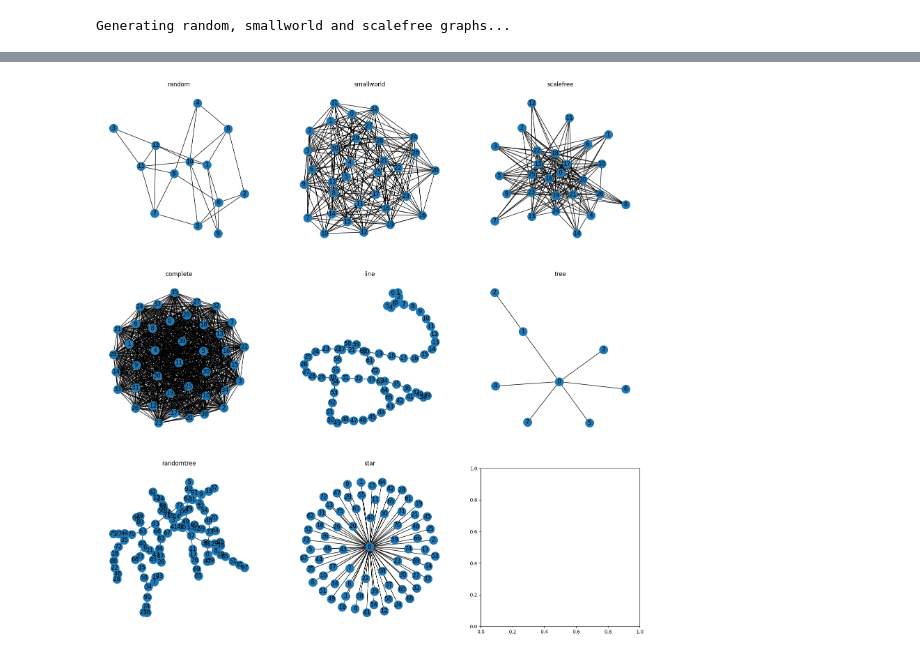
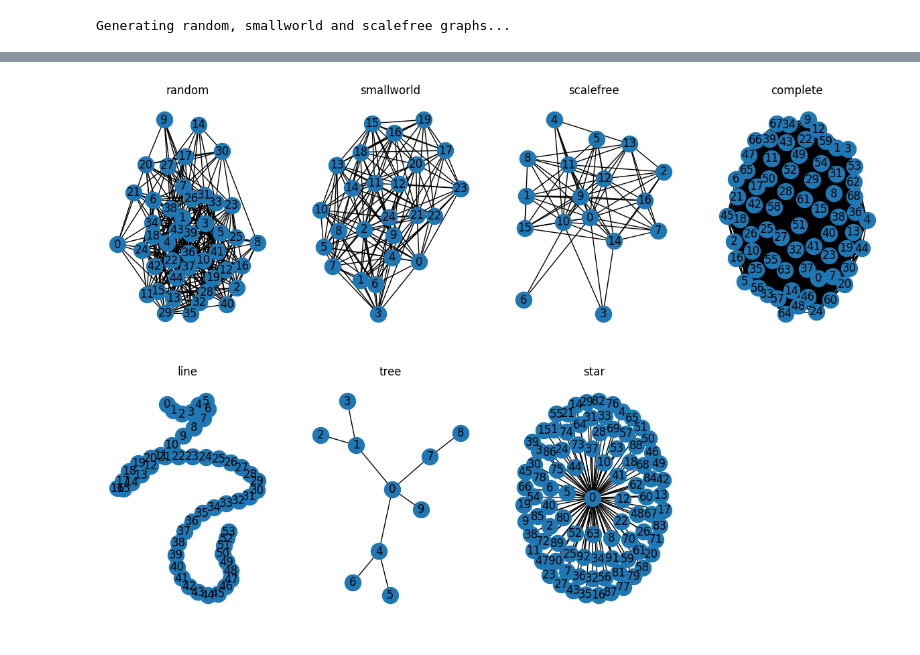
Before and after one commit to lucahost/bachelor-thesis, a Jupyter notebook: notebooks/final/10_data.ipynb, the cells around one changed output, grey strips where cells are left out. Saved outputs shown, nothing was run; the diff lists cells and outputs as text; code cells hidden in the pictures.

```diff
--- a/notebooks/final/10_data.ipynb
+++ b/notebooks/final/10_data.ipynb
@@ -111,7 +113,6 @@ dataset = {
     "complete": [],
     "line": [],
     "tree": [],
-    "randomtree": [],
     "star": [],
 }
 
@@ -130,7 +131,7 @@ for j in trange(5, desc="Generating a new set of graphs"):
 
 for i in trange(2, 100, desc="Generating random trees, star, complete and scalefree graphs"):
     # random tree
-    dataset["randomtree"].append(nx.random_tree(i))
+    dataset["tree"].append(nx.random_tree(i))
     # star graph
     dataset["star"].append(nx.star_graph(i))
     # complete graphs
@@ -150,24 +151,6 @@ for i in trange(2, 11, desc="Generating tree"):
     non_isomorphic_trees = nx.nonisomorphic_trees(i)
     dataset["tree"].extend(non_isomorphic_trees)
 
-# read the chemical graphs from the ./data/molecules using graph_load_batch
-"""
-mutag_graphs = graph_load_batch(name="MUTAG", node_attributes=False)
-for G in mutag_graphs:
-    if not nx.is_connected(G):
-        connect_all_components(G)
-dataset["chemical"].extend(mutag_graphs)
-nci1_graphs = graph_load_batch(name="NCI1", node_attributes=False)
-for G in nci1_graphs:
-    if not nx.is_connected(G):
-        connect_all_components(G)
-dataset["chemical"].extend(nci1_graphs)
-nci109_graphs = graph_load_batch(name="NCI109", node_attributes=False)
-for G in nci109_graphs:
-    if not nx.is_connected(G):
-        connect_all_components(G)
-dataset["chemical"].extend(nci109_graphs)
-"""
 
 for key in dataset:
     for (i, G) in tqdm(enumerate(dataset[key]), total=len(dataset[key]), desc=f"Setting Node Label as Attribute for {key}"):
@@ -182,7 +165,6 @@ for key in dataset:
         nx.set_node_attributes(G, betweenness, "betweenness")
 
 # save the dataset
-import pickle
 with open("dataset.pickle", "wb") as f:
     pickle.dump(dataset, f)
 # %% [output]
@@ -210,15 +191,17 @@ for key in dataset:
 # %%
 # display the first graph of each type in the dataset
 import matplotlib.pyplot as plt
 import networkx as nx
 import random
 
 # draw a random graph of each type in one figure
-fig, axs = plt.subplots(3, 3, figsize=(20, 20))
+fig, axs = plt.subplots(2, 4, figsize=(15, 10))
 for i, key in enumerate(dataset):
     G = dataset[key][random.randint(0, len(dataset[key]) - 1)]
-    ax = axs[i // 3, i % 3]
+    ax = axs[i // 4, i % 4]
     nx.draw(G, with_labels=True, ax=ax)
     ax.set_title(key)
+
+fig.delaxes(axs[1, 3])
 # %% [output]
-[figure, old version]
+[figure, new version]
```
Also changed, not shown: parts of 2 cells of this notebook, 3 other files.
